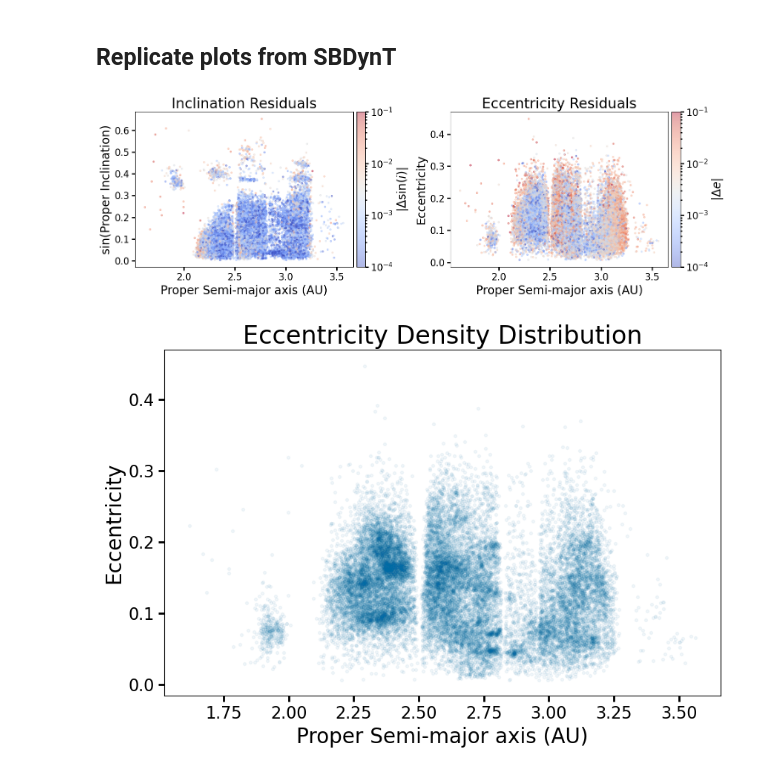
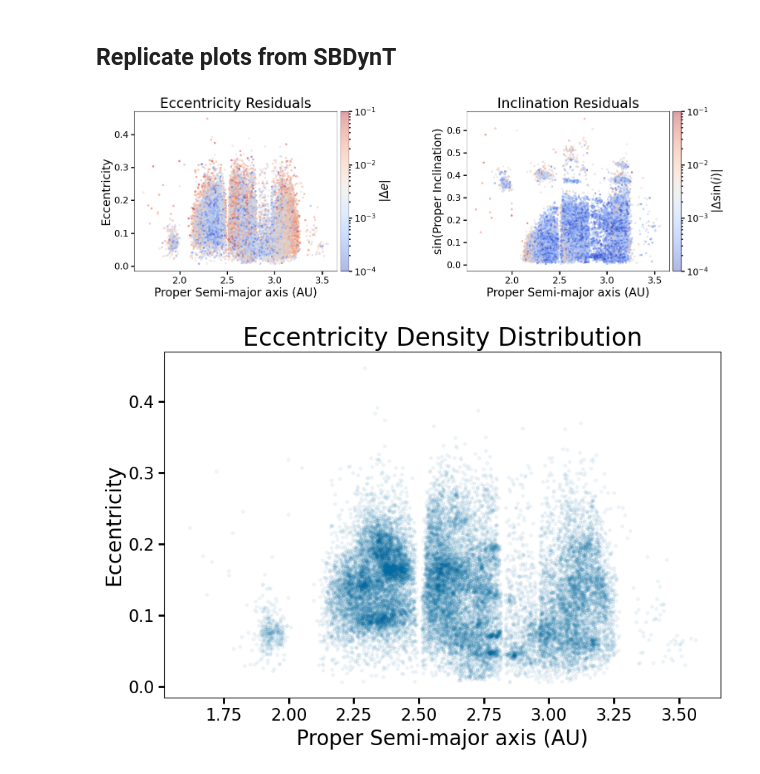
Before and after one commit to YangShen31/proper_elements_prediction, a Jupyter notebook: 3_evaluate_models.ipynb, the cells around one changed output. Drawn from its saved outputs; the diff is of its cells as text; code cells hidden in the pictures.

Commit message:
plots edit

```diff
--- a/3_evaluate_models.ipynb
+++ b/3_evaluate_models.ipynb
@@ -389,60 +392,60 @@ tenth = len(df_xgb) // 10
 a_tenth = a.iloc[:tenth]
 pred_sini_tenth = pred_sini[:tenth]
 pred_e_tenth = pred_e[:tenth]
 de_tenth = de[:tenth]
 dsini_tenth = dsini[:tenth]
 
-fig, axes = plt.subplots(1, 2, figsize=(15, 5))
+fig, axes = plt.subplots(1, 2, figsize=(17, 5), gridspec_kw={"wspace": 0.55})
 
 norm = LogNorm(vmin=1e-4, vmax=1e-1)
 
+# Eccentricity panel
+sc1 = axes[0].scatter(
+    a_tenth,
+    pred_e_tenth,
+    c=de_tenth,
+    cmap="coolwarm",
+    norm=norm,
+    s=8,
+    alpha=0.4,
+    rasterized = True
+)
+
+axes[0].set_title("Eccentricity Residuals")
+axes[0].set_xlabel("Proper Semi-major axis (AU)")
+axes[0].set_ylabel("Eccentricity")
+
+divider1 = make_axes_locatable(axes[0])
+cax1 = divider1.append_axes("right", size="4%", pad=0.08)
+cbar1 = fig.colorbar(sc1, cax=cax1)
+cbar1.set_label(r"$|\Delta e|$")
+
 # Inclination panel
-sc1 = axes[0].scatter(
+sc2 = axes[1].scatter(
     a_tenth,
     pred_sini_tenth,
     c=dsini_tenth,
     cmap="coolwarm",
     norm=norm,
     s=8,
     alpha=0.4,
     rasterized = True
 )
 
-axes[0].set_title("Inclination Residuals")
-axes[0].set_xlabel("Proper Semi-major axis (AU)")
-axes[0].set_ylabel("sin(Proper Inclination)")
-
-divider1 = make_axes_locatable(axes[0])
-cax1 = divider1.append_axes("right", size="4%", pad=0.08)
-cbar1 = fig.colorbar(sc1, cax=cax1)
-cbar1.set_label(r"$|\Delta \sin(i)|$")
-
-# Eccentricity panel
-sc2 = axes[1].scatter(
-    a_tenth,
-    pred_e_tenth,
-    c=de_tenth,
-    cmap="coolwarm",
-    norm=norm,
-    s=8,
-    alpha=0.4,
-    rasterized = True
-)
-
-axes[1].set_title("Eccentricity Residuals")
+axes[1].set_title("Inclination Residuals")
 axes[1].set_xlabel("Proper Semi-major axis (AU)")
-axes[1].set_ylabel("Eccentricity")
+axes[1].set_ylabel("sin(Proper Inclination)")
 
 divider2 = make_axes_locatable(axes[1])
 cax2 = divider2.append_axes("right", size="4%", pad=0.08)
 cbar2 = fig.colorbar(sc2, cax=cax2)
-cbar2.set_label(r"$|\Delta e|$")
+cbar2.set_label(r"$|\Delta \sin(i)|$")
 
 plt.tight_layout()
 plt.savefig("./plots/dsini_de_plots.pdf")
 plt.show()
 # %% [output]
-[figure, old version]
+[figure, new version]
 # %%
 fig, ax = plt.subplots(figsize=(9, 6))
 
```
Also changed, not shown: parts of 3 cells of this notebook, 8 other files.
